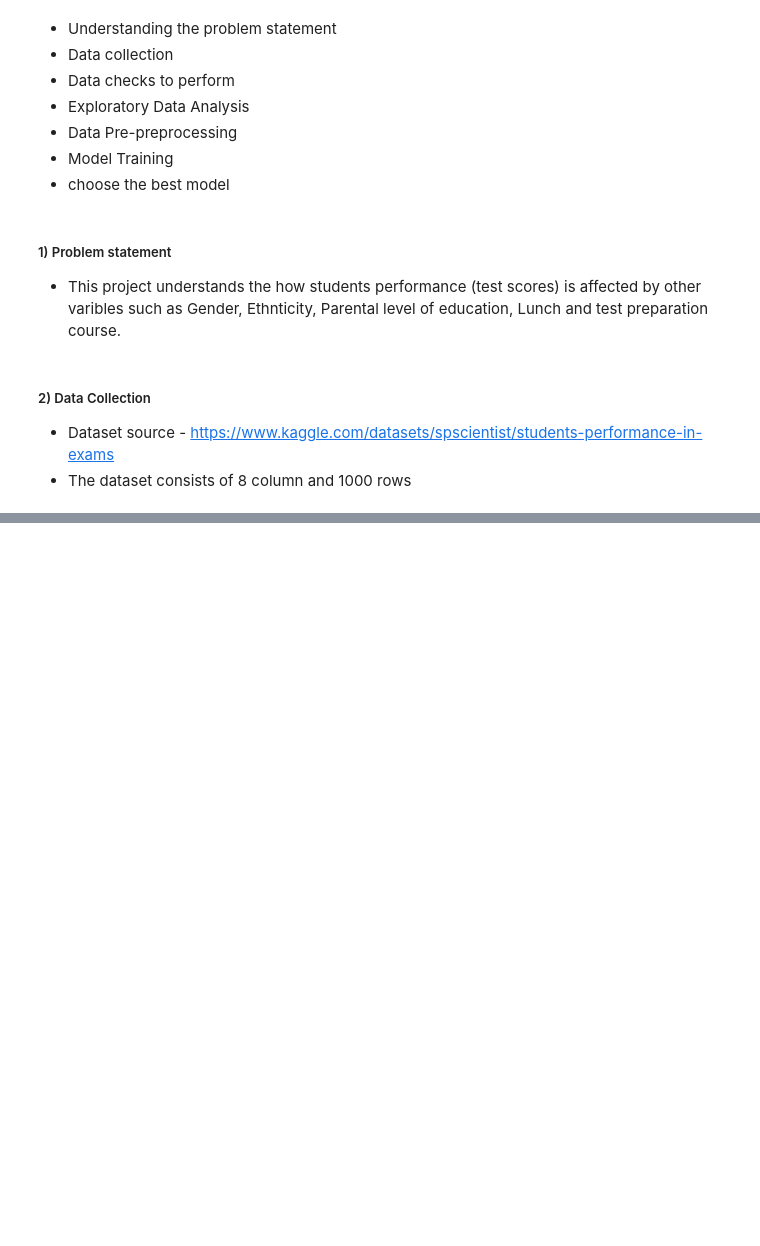
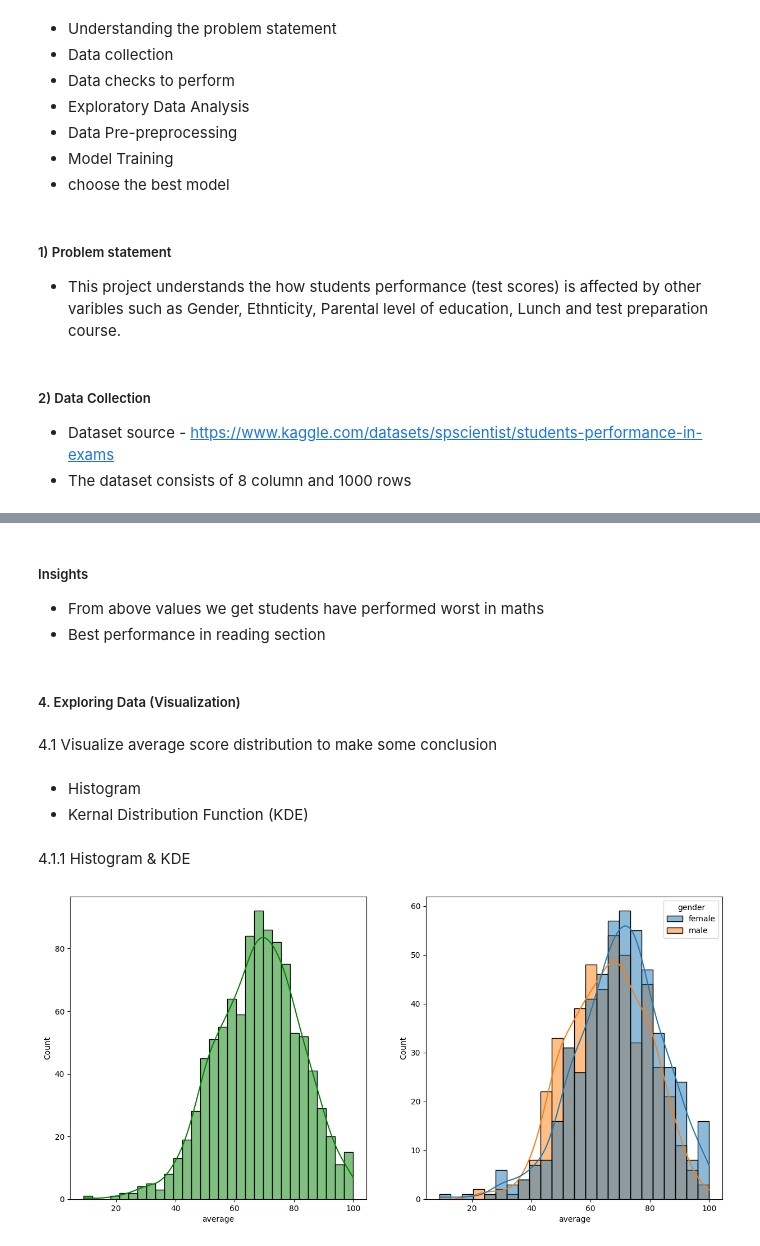
Before and after one commit to vamsi-renumala/ML_project, a Jupyter notebook: notebook/EDA STUDENT PERFORMANCE.ipynb, the cells around one changed output, grey strips where cells are left out. Drawn from its saved outputs; the diff is of its cells as text; code cells hidden in the pictures; blank space fills up the shorter version.

```diff
--- a/notebook/EDA STUDENT PERFORMANCE.ipynb
+++ b/notebook/EDA STUDENT PERFORMANCE.ipynb
@@ -26,4 +26,4 @@ import matplotlib.pyplot as plt
 import warnings
 warnings.filterwarnings('ignore')
 # %%
-data = pd.read_csv(data/stud.csv)
+data = pd.read_csv('data/stud.csv')
@@ -31,0 +219,5 @@ NameError: name 'data' is not defined
+# %%
+data['total_score'] = data['math_score'] + data['reading_score'] + data['writing_score']
+data['average'] = data['total_score']/3
+
+data.head()
@@ -31,0 +255,22 @@ NameError: name 'data' is not defined
+# %% [markdown]
+##### Insights
+- From above values we get students have performed worst in maths
+- Best performance in reading section
+# %% [markdown]
+##### 4. Exploring Data (Visualization)
+# %% [markdown]
+4.1 Visualize average score distribution to make some conclusion
+# %% [markdown]
+- Histogram
+- Kernal Distribution Function (KDE)
+# %% [markdown]
+4.1.1 Histogram & KDE
+# %%
+fig, ax = plt.subplots(1,2,figsize=(15,7))
+plt.subplot(121) # used to create a grid of subplots
+sns.histplot(data = data, x = 'average', bins = 30, kde = True, color = 'g' )
+plt.subplot(122)
+sns.histplot(data = data, x = 'average', kde = True, hue = 'gender')
+plt.show()
+# %% [output]
+[figure, added]
```
Also changed, not shown: parts of 42 cells of this notebook.
